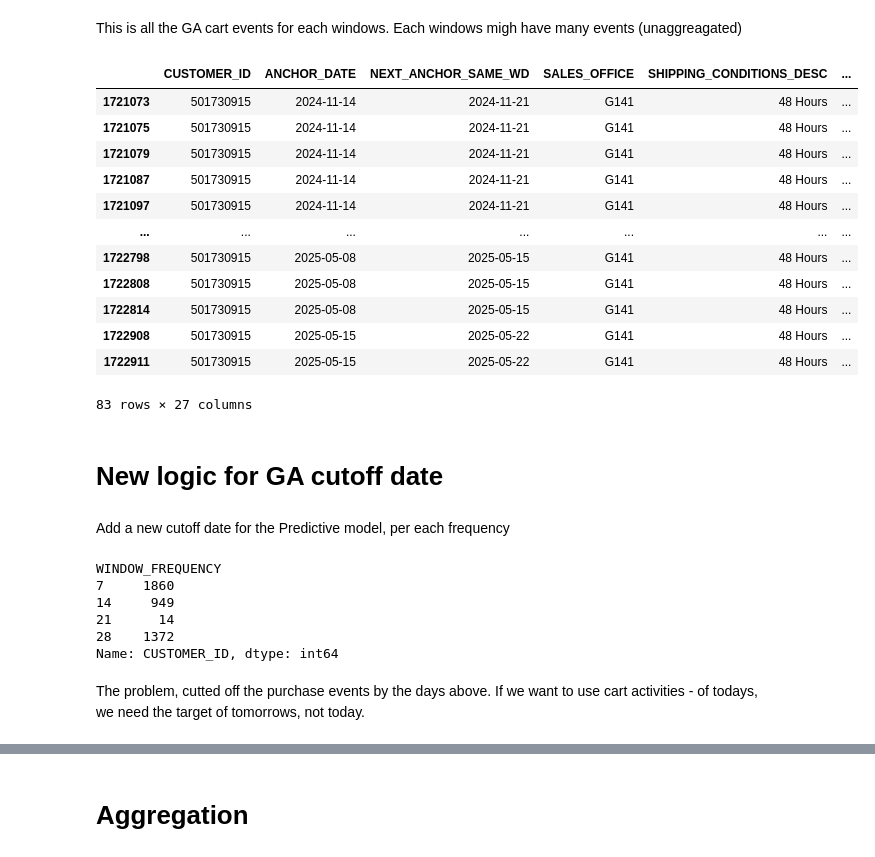
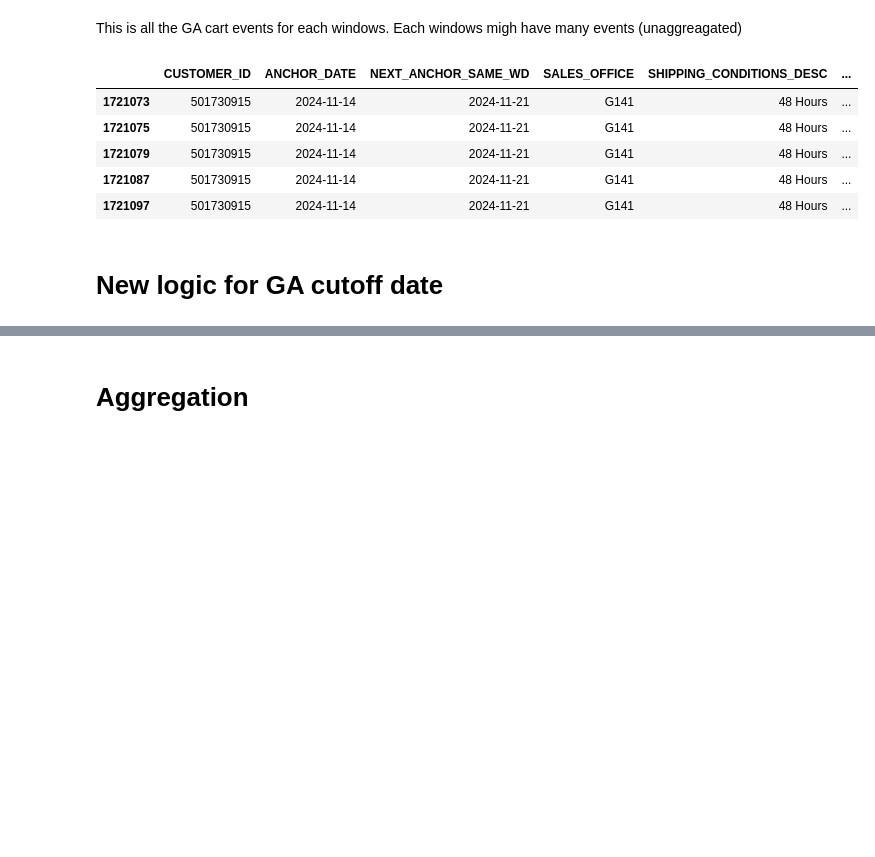
Before and after one commit to Hungagainagainagain/Swire-Cocacola-Capstone, a Jupyter notebook: modeling_new_logic copy 2.ipynb, the cells around one changed output, grey strips where cells are left out. Cells and saved outputs as stored; diff of their text form; code cells hidden in the pictures; blank space fills up the shorter version.

```diff
--- a/modeling_new_logic copy 2.ipynb
+++ b/modeling_new_logic copy 2.ipynb
@@ -228,33 +228,13 @@ windows_with_ga = windows_with_ga[in_window].copy()
 # %% [markdown]
 This is all the GA cart events for each windows. Each windows migh have many events (unaggreagated)
 # %%
-windows_with_ga[windows_with_ga['CUSTOMER_ID']==501730915]
+windows_with_ga[windows_with_ga['CUSTOMER_ID']==501730915].head()
 # %% [output]
 |  | CUSTOMER_ID | ANCHOR_DATE | NEXT_ANCHOR_SAME_WD | SALES_OFFICE | SHIPPING_CONDITIONS_DESC | ... |
 | 1721073 | 501730915 | 2024-11-14 | 2024-11-21 | G141 | 48 Hours | ... |
 | 1721075 | 501730915 | 2024-11-14 | 2024-11-21 | G141 | 48 Hours | ... |
 | 1721079 | 501730915 | 2024-11-14 | 2024-11-21 | G141 | 48 Hours | ... |
 | 1721087 | 501730915 | 2024-11-14 | 2024-11-21 | G141 | 48 Hours | ... |
 | 1721097 | 501730915 | 2024-11-14 | 2024-11-21 | G141 | 48 Hours | ... |
-| ... | ... | ... | ... | ... | ... | ... |
-| 1722798 | 501730915 | 2025-05-08 | 2025-05-15 | G141 | 48 Hours | ... |
-| 1722808 | 501730915 | 2025-05-08 | 2025-05-15 | G141 | 48 Hours | ... |
-| 1722814 | 501730915 | 2025-05-08 | 2025-05-15 | G141 | 48 Hours | ... |
-| 1722908 | 501730915 | 2025-05-15 | 2025-05-22 | G141 | 48 Hours | ... |
-| 1722911 | 501730915 | 2025-05-15 | 2025-05-22 | G141 | 48 Hours | ... |
-83 rows × 27 columns
 # %% [markdown]
 # New logic for GA cutoff date
-# %% [markdown]
-Add a new cutoff date for the Predictive model, per each frequency
-# %%
-windows_with_ga1=windows_with_ga.copy()
-# What are the top frequencies for customers
-windows_with_ga1.groupby('WINDOW_FREQUENCY')['CUSTOMER_ID'].nunique()
-# %% [output]
-WINDOW_FREQUENCY
-7     1860
-14     949
-21      14
-28    1372
-Name: CUSTOMER_ID, dtype: int64
@@ -271,2 +240,0 @@ windows_with_ga1["event_cutoff_days"] = windows_with_ga1["WINDOW_FREQUENCY"].map
-# %% [markdown]
-The problem, cutted off the purchase events by the days above. If we want to use cart activities - of todays, we need the target of tomorrows, not today.
```
Also changed, not shown: parts of 19 cells of this notebook.
